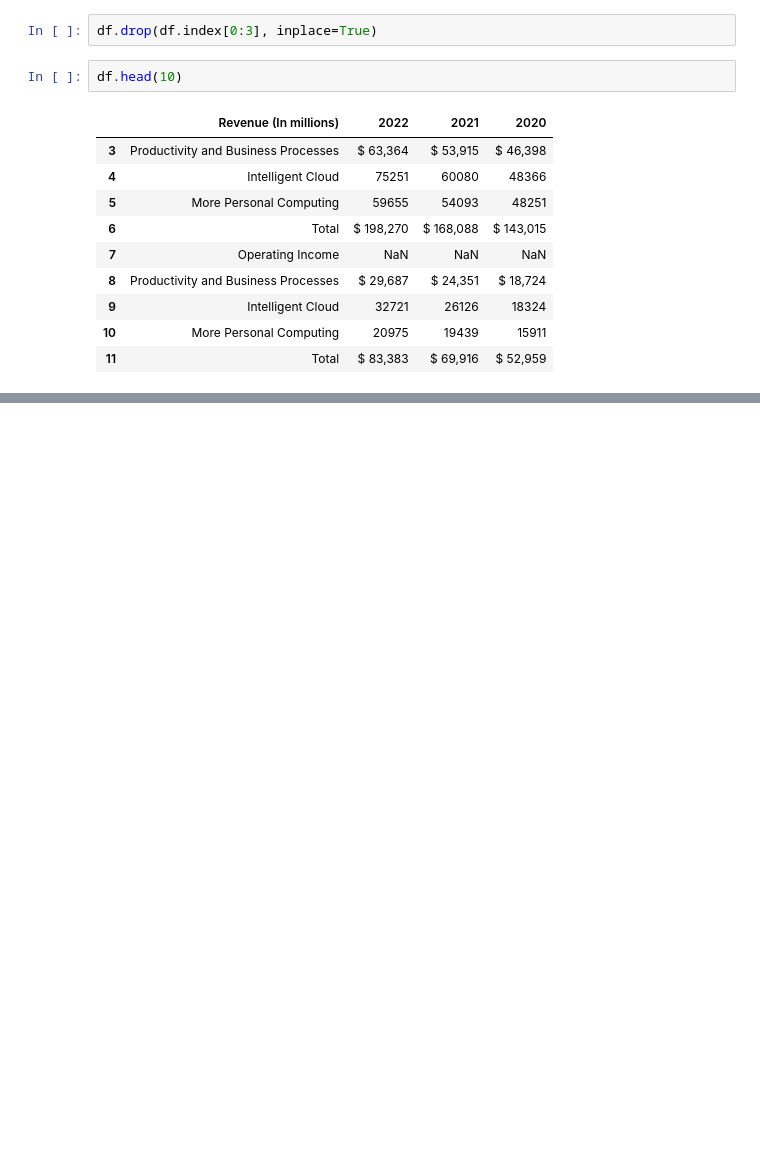
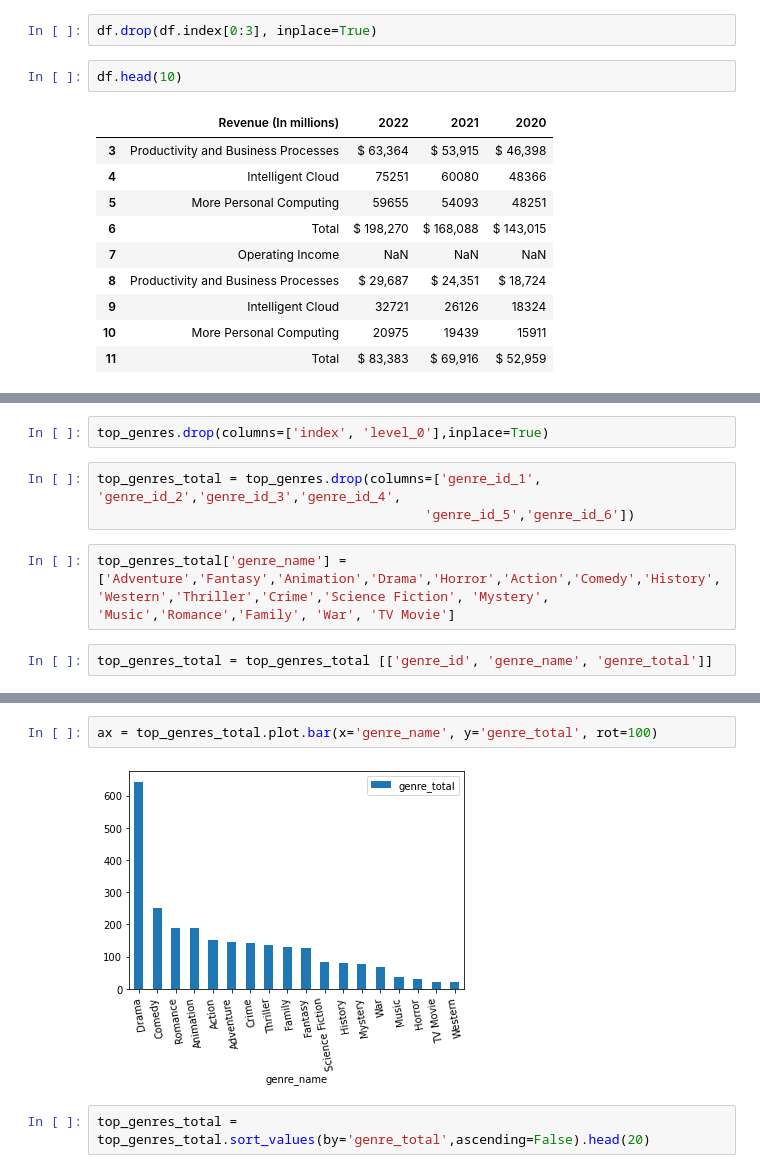
Before and after one commit to stephcia/Microsoft-Studios-Analysis, a Jupyter notebook: stephanie_ciaccia.ipynb, the cells around one changed output, grey strips where cells are left out. Drawn from its saved outputs; the diff is of its cells as text; blank space fills up the shorter version.

```diff
--- a/stephanie_ciaccia.ipynb
+++ b/stephanie_ciaccia.ipynb
@@ -1267,0 +1523,9 @@ df.head(10)
+# %%
+top_genres.drop(columns=['index', 'level_0'],inplace=True)
+# %%
+top_genres_total = top_genres.drop(columns=['genre_id_1', 'genre_id_2','genre_id_3','genre_id_4',
+                                          'genre_id_5','genre_id_6'])
+# %%
+top_genres_total['genre_name'] = ['Adventure','Fantasy','Animation','Drama','Horror','Action','Comedy','History','Western','Thriller','Crime','Science Fiction', 'Mystery', 'Music','Romance','Family', 'War', 'TV Movie']
+# %%
+top_genres_total = top_genres_total [['genre_id', 'genre_name', 'genre_total']]
@@ -1267,0 +1552,6 @@ df.head(10)
+# %%
+ax = top_genres_total.plot.bar(x='genre_name', y='genre_total', rot=100)
+# %% [output]
+[figure, added]
+# %%
+top_genres_total = top_genres_total.sort_values(by='genre_total',ascending=False).head(20)
```
Also changed, not shown: parts of 33 cells of this notebook.
